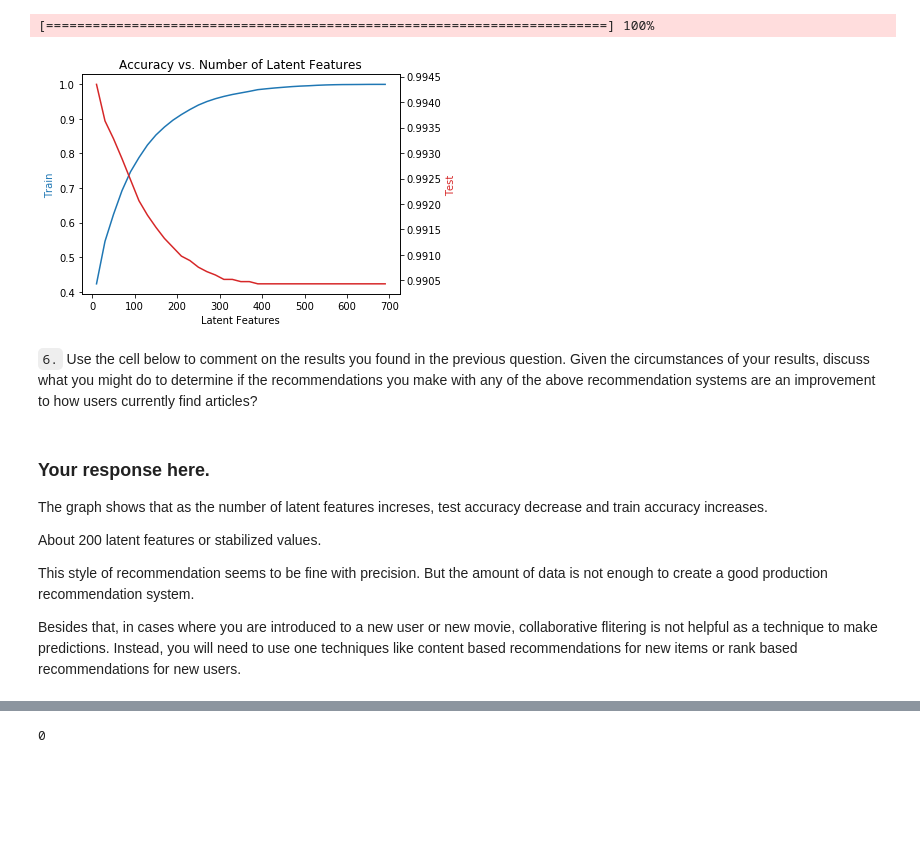
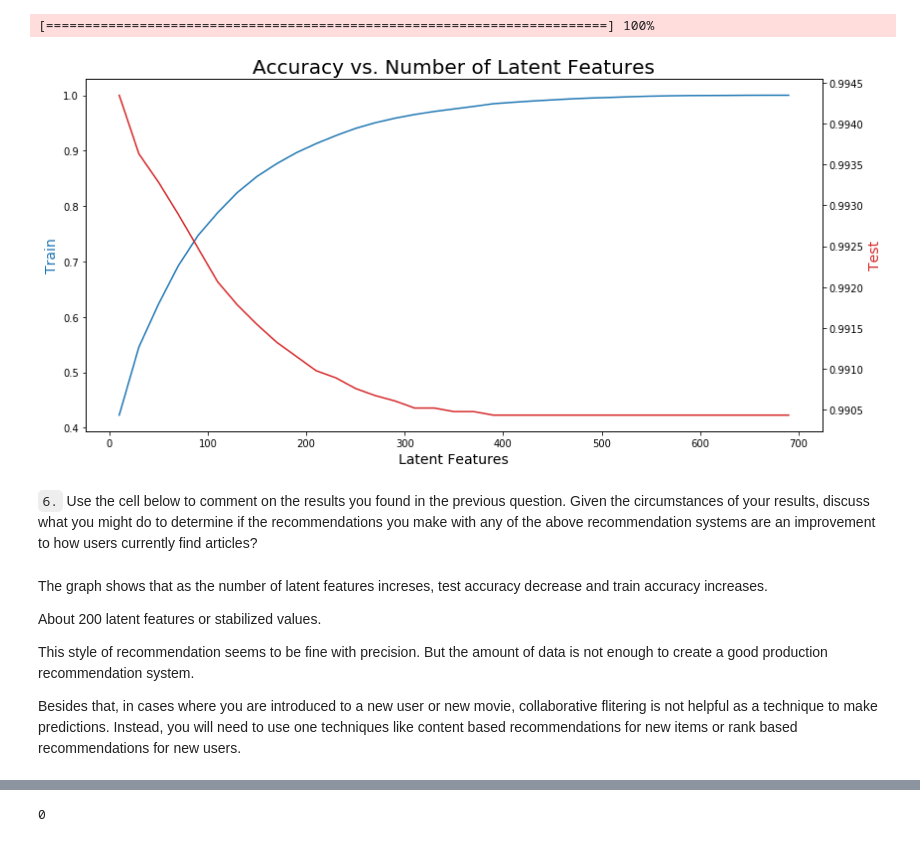
Before and after one commit to ricamos/RecommendationsWithIBM, a Jupyter notebook: Recommendations_with_IBM.ipynb, the cells around one changed output, grey strips where cells are left out. Drawn from its saved outputs; the diff is of its cells as text; code cells hidden in the pictures; blank space fills up the shorter version.

```diff
--- a/Recommendations_with_IBM.ipynb
+++ b/Recommendations_with_IBM.ipynb
@@ -1008,39 +1009,32 @@ bar.finish()
 # %% [output]
 [========================================================================] 100%
 # %%
-# Create some mock data
-#t = np.arange(0.01, 10.0, 0.01)
-fig, ax1 = plt.subplots()
+fig, ax1 = plt.subplots(figsize=(12,6))
 
 color = 'tab:blue'
-ax1.set_xlabel('Latent Features')
-ax1.set_ylabel('Train', color=color)
+ax1.set_xlabel('Latent Features', fontsize=14)
+ax1.set_ylabel('Train', color=color, fontsize=14)
 ax1.plot(num_latent_feats, 1 - np.array(sum_errs_train)/df.shape[0], color=color)
-#ax1.tick_params(axis='y', labelcolor=color)
 
 ax2 = ax1.twinx()  # instantiate a second axes that shares the same x-axis
 
 color = 'tab:red'
-ax2.set_ylabel('Test', color=color)  # we already handled the x-label with ax1
+ax2.set_ylabel('Test', color=color, fontsize=14)  # we already handled the x-label with ax1
 ax2.plot(num_latent_feats, 1 - np.array(sum_errs_test)/df.shape[0], color=color);
-#ax2.tick_params(axis='y', labelcolor=color)
 
 
 plt.xlabel('Number of Latent Features');
-#plt.ylabel('Accuracy');
-plt.title('Accuracy vs. Number of Latent Features');
+plt.title('Accuracy vs. Number of Latent Features', fontsize=20);
 
 
 fig.tight_layout()  # otherwise the right y-label is slightly clipped
 plt.legend()
 plt.show()
 # %% [output]
-[figure, old version]
+[figure, new version]
 # %% [markdown]
 `6.` Use the cell below to comment on the results you found in the previous question. Given the circumstances of your results, discuss what you might do to determine if the recommendations you make with any of the above recommendation systems are an improvement to how users currently find articles?
 # %% [markdown]
-### Your response here.
-
 The graph shows that as the number of latent features increses, test accuracy decrease and train accuracy increases.
 
 About 200 latent features or stabilized values.
```
Also changed, not shown: parts of 4 cells of this notebook, 1 other file.
